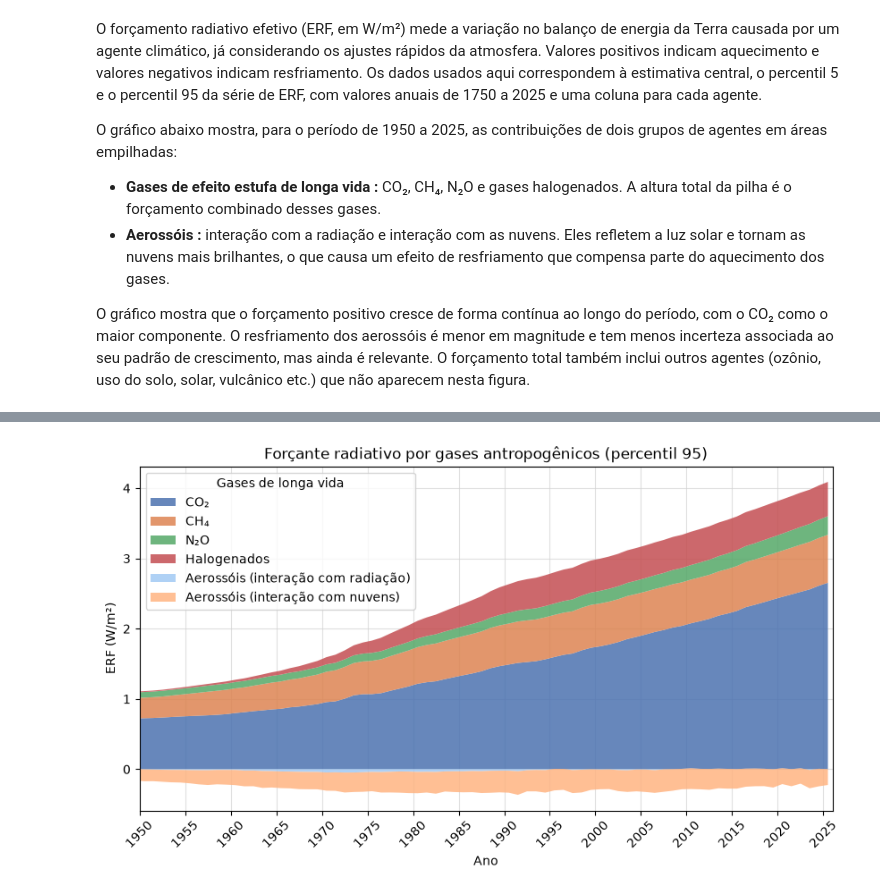
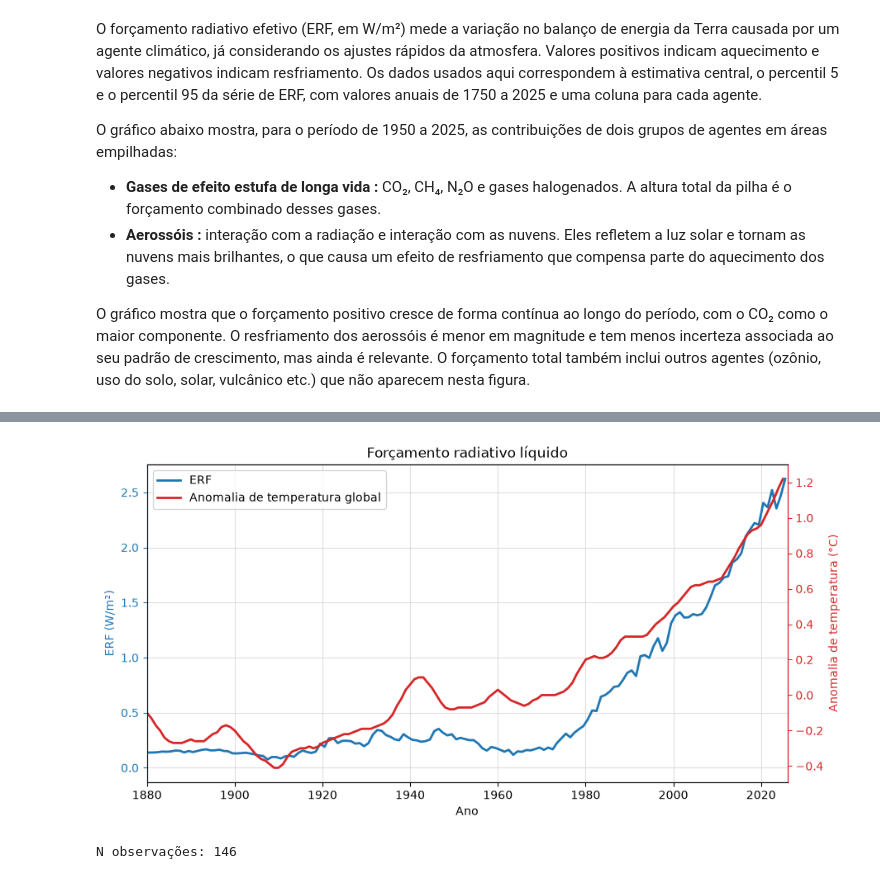
Before and after one commit to PETCC-UFRN/DataPET-Relatorio2-2026, a Jupyter notebook: src/datapet_relatorio2_2026/analise_exploratoria/AnaliseClimaticaExp.ipynb, the cells around one changed output, grey strips where cells are left out. Drawn from its saved outputs; the diff is of its cells as text; code cells hidden in the pictures.

```diff
--- a/src/datapet_relatorio2_2026/analise_exploratoria/AnaliseClimaticaExp.ipynb
+++ b/src/datapet_relatorio2_2026/analise_exploratoria/AnaliseClimaticaExp.ipynb
@@ -221,9 +212,50 @@ plt.show()
-# %%
-ERF_P05_PATH = '../tratamento/dados_tratados/dados_analise_climatica/ERF_p95_aggregates.csv'
-df = pd.read_csv(ERF_P05_PATH, index_col=0)
-ax = plot_erf_stack(df)
-ax.set_title('Forçante radiativo por gases antropogênicos (percentil 95)')
-
-plt.show()
-# %% [output]
-[figure, removed]
+# %%
+cor_erf = 'tab:blue'
+cor_temp = 'tab:red'
+
+erf_df['liquido'] = erf_df[['CO2','CH4','N2O','halogen',
+                            'aerosol-radiation_interactions',
+                            'aerosol-cloud_interactions']].sum(axis=1)
+
+fig, ax = plt.subplots(figsize=(10, 5))
+ax.plot(erf_df['liquido'], color=cor_erf, linewidth=2, label='ERF')
+ax.grid(True, color='lightgray', linewidth=0.8, alpha=0.7)
+ax.set_axisbelow(True)
+ax.set_title('Forçamento radiativo líquido')
+ax.set_xlabel('Ano')
+ax.set_ylabel('ERF (W/m²)', color=cor_erf)
+ax.tick_params(axis='y', colors=cor_erf)
+ax.spines['left'].set_color(cor_erf)
+ax.set_xlim(1880, 2026)
+
+ax2 = ax.twinx()
+ax2.plot(temp_df['Year'], temp_df['Lowess(5)'],
+         color=cor_temp, linewidth=2, label='Anomalia de temperatura global')
+ax2.set_ylabel('Anomalia de temperatura (°C)', color=cor_temp)
+ax2.tick_params(axis='y', colors=cor_temp)
+ax2.spines['right'].set_color(cor_temp)
+ax2.set_xlim(1880, 2026)
+
+h1, l1 = ax.get_legend_handles_labels()
+h2, l2 = ax2.get_legend_handles_labels()
+ax.legend(h1 + h2, l1 + l2, loc='upper left')
+
+plt.show()
+# %% [output]
+[figure, added]
+# %%
+import pandas as pd
+import numpy as np
+from scipy import stats
+
+# Coloca o índice (ano .5) como coluna inteira
+erf_aux = erf_df.copy()
+erf_aux['Year'] = erf_aux.index.astype(int)
+erf_aux = erf_aux[erf_aux['Year'] >= 1880]   # período moderno
+
+temp_aux = temp_df[['Year', 'Lowess(5)']].copy()
+
+merged = pd.merge(temp_aux, erf_aux, on='Year', how='inner')
+print(f"N observações: {len(merged)}")
+# %% [output]
+N observações: 146
```
Also changed, not shown: parts of 4 cells of this notebook.
